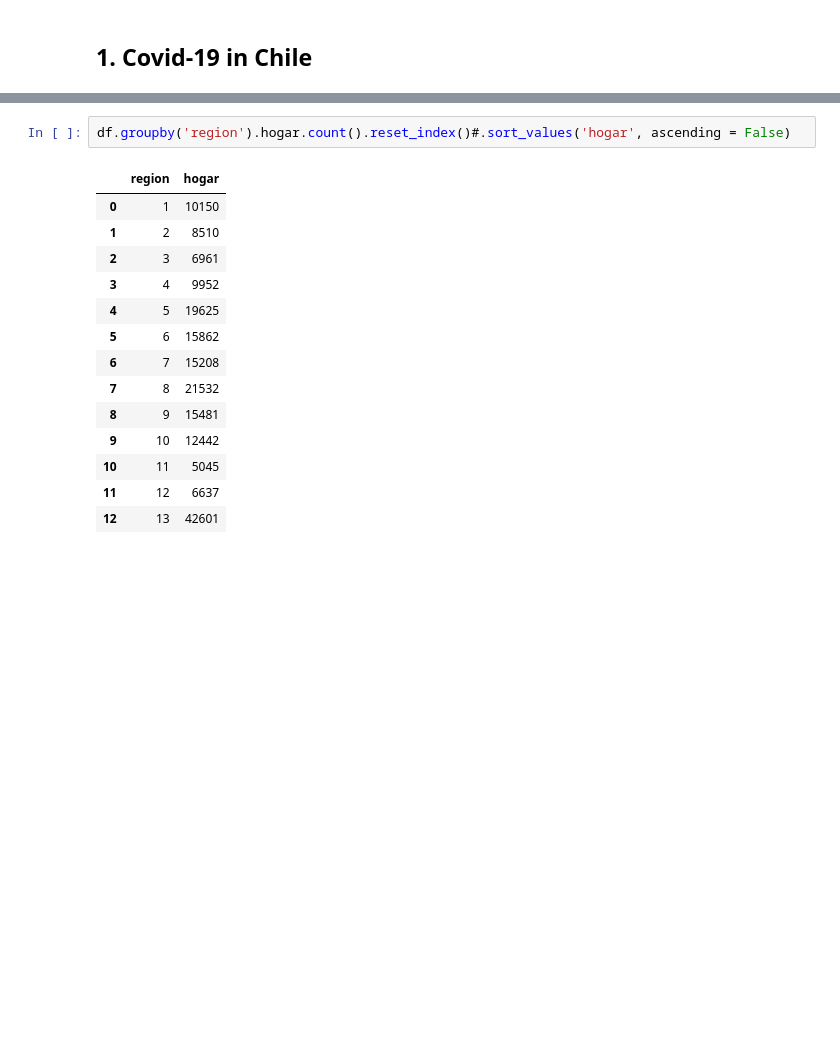
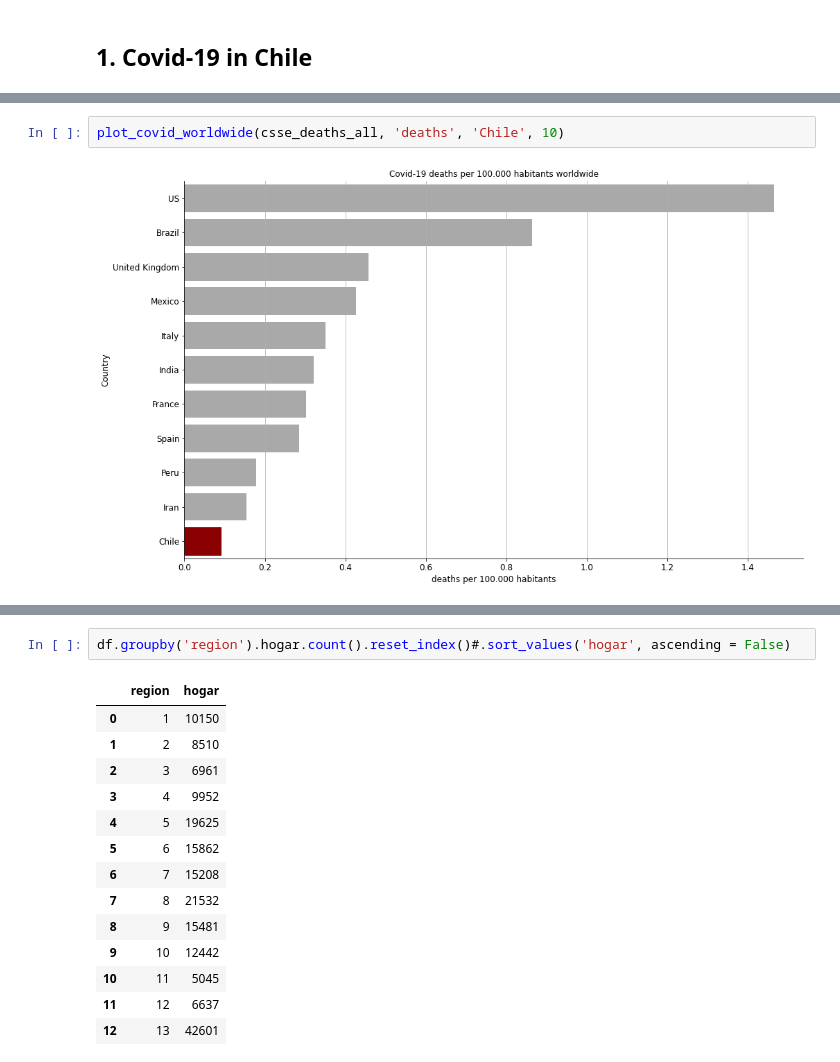
Before and after one commit to muellermax/Chile-Capstone, a Jupyter notebook: Chile Capstone.ipynb, the cells around one changed output, grey strips where cells are left out. Saved outputs shown, nothing was run; the diff lists cells and outputs as text; blank space fills up the shorter version.

```diff
--- a/Chile Capstone.ipynb
+++ b/Chile Capstone.ipynb
@@ -112,0 +233,4 @@ def timeline_plot(df, title):
+# %%
+plot_covid_worldwide(csse_deaths_all, 'deaths', 'Chile', 10)
+# %% [output]
+[figure, added]
```
Also changed, not shown: parts of 18 cells of this notebook.
